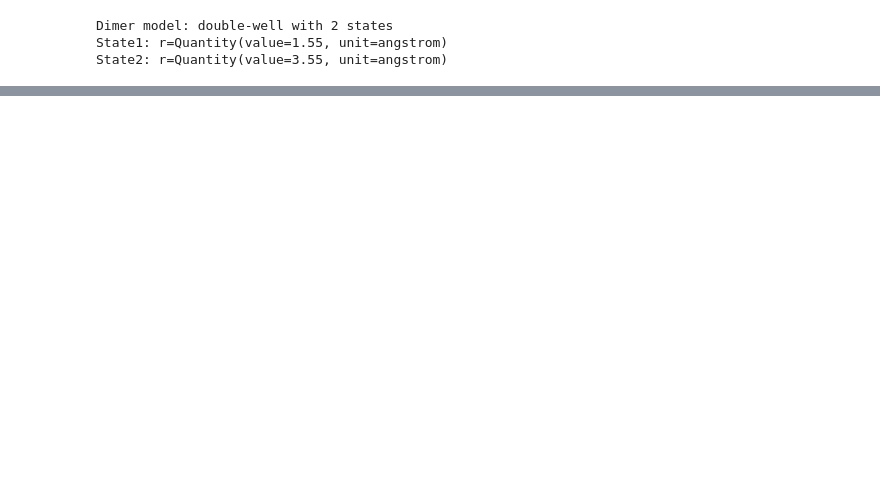
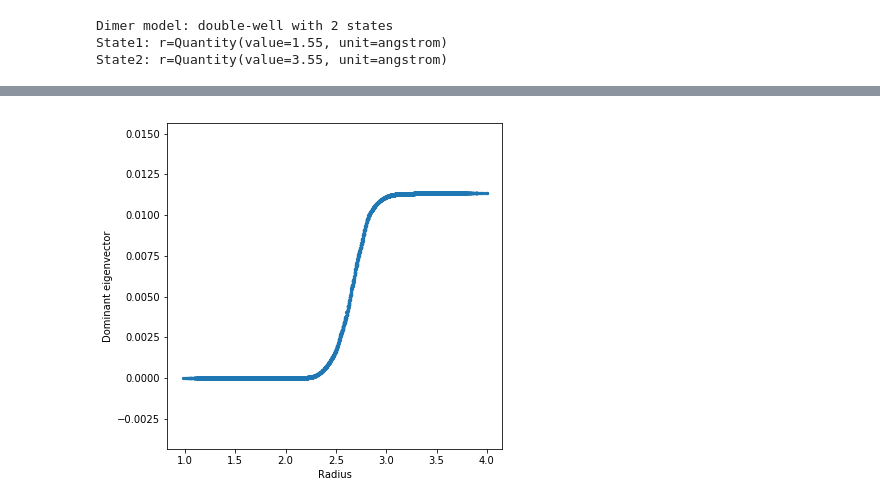
Before and after one commit to ZofiaTr/DFM, a Jupyter notebook: interactivePython/main_unbias.ipynb, the cells around one changed output, grey strips where cells are left out. Saved outputs shown, nothing was run; the diff lists cells and outputs as text; code cells hidden in the pictures; blank space fills up the shorter version.

```diff
--- a/interactivePython/main_unbias.ipynb
+++ b/interactivePython/main_unbias.ipynb
@@ -208,0 +260,63 @@ def myRMSDmetricPrecentered(arr1, arr2):
+# %%
+import scipy.sparse as sps
+
+traj = md.Trajectory(X_FT, mdl.testsystem.topology)
+
+indptr = [0]
+indices = []
+data = []
+k = 1000
+epsilon = 0.0001
+
+for i in range(traj.n_frames):
+    # compute distances to frame i
+    distances = md.rmsd(traj, traj, i)
+    # this performs a partial sort so that idx[:k] are the indices of the k smallest elements
+    idx = np.argpartition(distances, k)
+    # retrieve corresponding k smallest distances
+    distances = distances[idx[:k]]
+    # append to data structure
+    data.extend(np.exp(-1.0/epsilon*distances**2).tolist())
+    indices.extend(idx[:k].tolist())
+    indptr.append(len(indices))
+
+kernel_matrix = sps.csr_matrix((data, indices, indptr), dtype=float, shape=(traj.n_frames, traj.n_frames))
+
+# this is all stolen from pydiffmap
+weights_tmdmap = qTargetDistribution
+
+alpha = 1.0
+q = np.array(kernel_matrix.sum(axis=1)).ravel()
+# Apply right normalization
+right_norm_vec = np.power(q, -alpha)
+if weights_tmdmap is not None:
+    right_norm_vec *= np.sqrt(weights_tmdmap)
+
+m = right_norm_vec.shape[0]
+Dalpha = sps.spdiags(right_norm_vec, 0, m, m)
+kernel_matrix = kernel_matrix * Dalpha
+
+# Perform  row (or left) normalization
+row_sum = kernel_matrix.sum(axis=1).transpose()
+n = row_sum.shape[1]
+Dalpha = sps.spdiags(np.power(row_sum, -1), 0, n, n)
+P = Dalpha * kernel_matrix
+
+n_evecs = 2
+
+evals, evecs = spsl.eigs(P, k=(n_evecs+1), which='LM')
+ix = evals.argsort()[::-1][1:]
+evals = np.real(evals[ix])
+evecs = np.real(evecs[:, ix])
+dmap = np.dot(evecs, np.diag(evals))
+
+[evalsT, evecsT] = spsl.eigs(P.transpose(),k=1, which='LM')
+phi = np.real(evecsT.ravel())
+
+fig = plt.figure(figsize=(6,6))
+plt.scatter(cv, evecs[:,0], s=5)
+plt.xlabel('Radius')
+plt.ylabel('Dominant eigenvector')
+plt.show()
+# %% [output]
+[figure, added]
```
Also changed, not shown: parts of 13 cells of this notebook, 9 other files.
